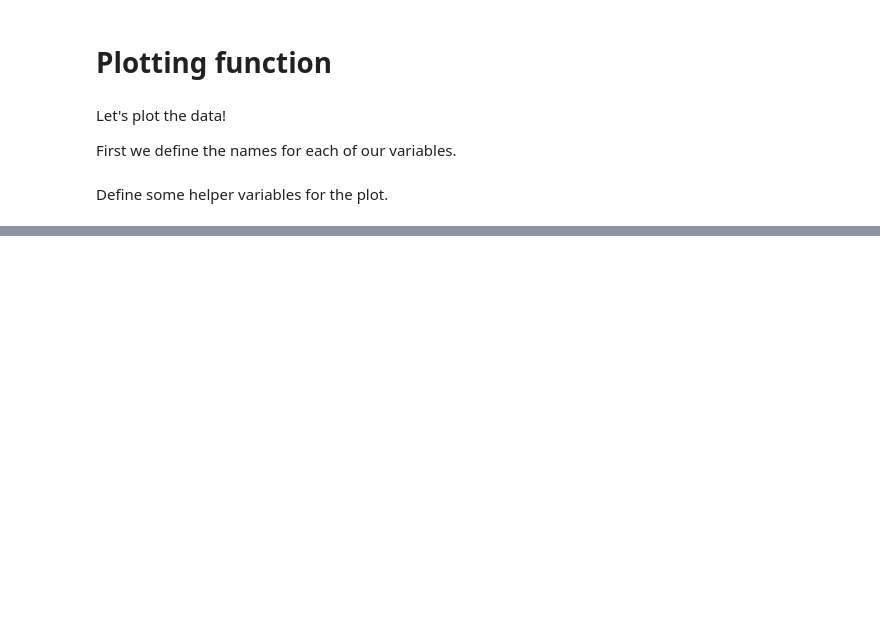
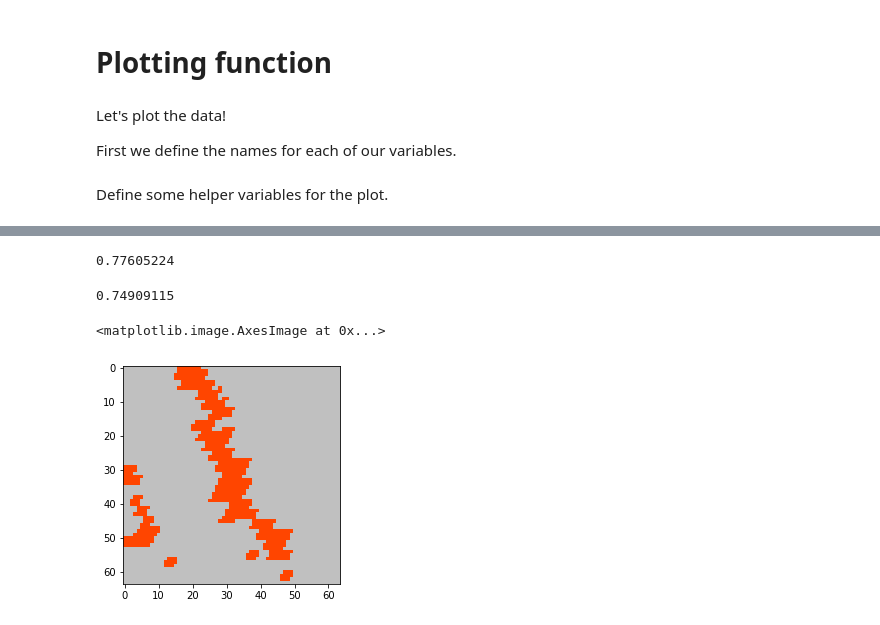
Before and after one commit to KamenShah/Wildfire_Spread_Prediction, a Jupyter notebook: wildfire-personal-copy-everything.ipynb, the cells around one changed output, grey strips where cells are left out. Drawn from its saved outputs; the diff is of its cells as text; code cells hidden in the pictures; blank space fills up the shorter version.

```diff
--- a/wildfire-personal-copy-everything.ipynb
+++ b/wildfire-personal-copy-everything.ipynb
@@ -361,6 +404,6 @@ dataset = get_dataset(
       num_in_channels=12,
       compression_type=None,
       clip_and_normalize=False,
-      clip_and_rescale=False,
+      clip_and_rescale=True,
       random_crop=True,
       center_crop=False)
@@ -778,0 +442,20 @@ currently on fire?        0.16
+# %%
+
+def get_dataset_partitions_tf(ds, ds_size, train_split=0.8, val_split=0.1, test_split=0.1, shuffle=True, shuffle_size=200):
+    assert (train_split + test_split + val_split) == 1
+
+    if shuffle:
+        # Specify seed to always have the same split distribution between runs
+        ds = ds.shuffle(shuffle_size, seed=12)
+
+    train_size = int(train_split * ds_size)
+    val_size = int(val_split * ds_size)
+
+    train_ds = ds.take(train_size)
+    val_ds = ds.skip(train_size).take(val_size)
+    test_ds = ds.skip(train_size).skip(val_size)
+
+    return train_ds, val_ds, test_ds
+# %%
+# train_ds, val_ds, test_ds = get_dataset_partitions_tf(dataset, 5765, shuffle=False)
+train_ds, val_ds, test_ds = get_dataset_partitions_tf(dataset, 10, shuffle=False)
@@ -1102,0 +804,3 @@ display_mask(0)
+# %%
+test_iter = iter(test_ds)
+inputs, labels = next(test_iter)
@@ -1102,0 +813,18 @@ display_mask(0)
+# %%
+m = tf.keras.metrics.Accuracy()
+
+m.update_state(preds, labelss)
+m.result().numpy()
+# %% [output]
+0.77605224
+# %%
+m = tf.keras.metrics.AUC(num_thresholds=3)
+m.update_state(preds, labelss)
+m.result().numpy()
+# %% [output]
+0.74909115
+# %%
+plt.imshow(inputs[20, :, :, -1], cmap=CMAP, norm=NORM)
+# %% [output]
+<matplotlib.image.AxesImage at 0x...>
+[figure, added]
```
Also changed, not shown: parts of 70 cells of this notebook, 1 other file.
